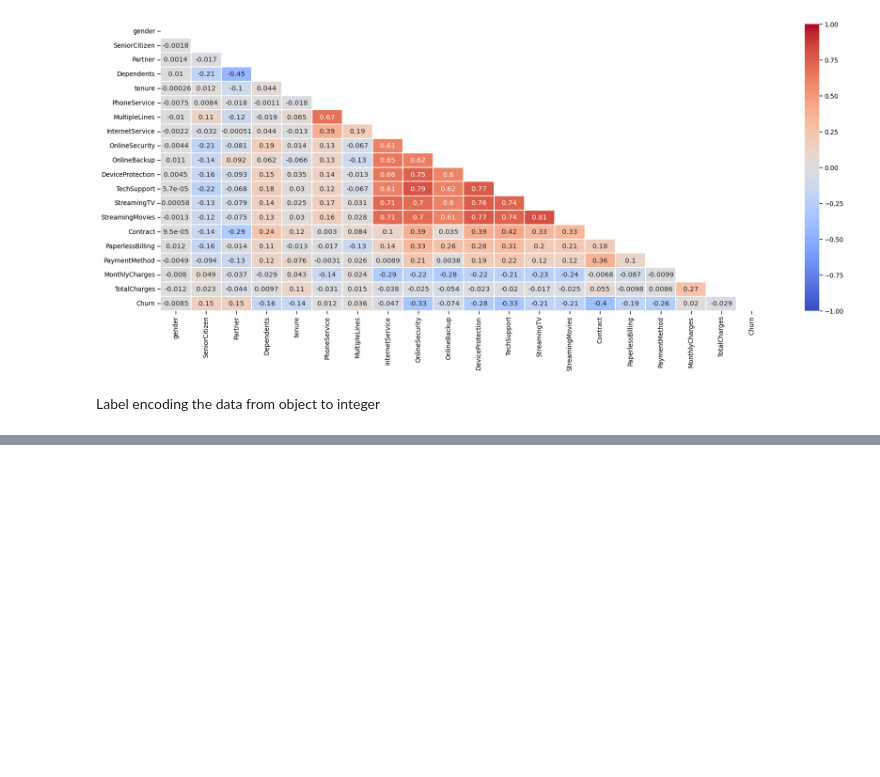
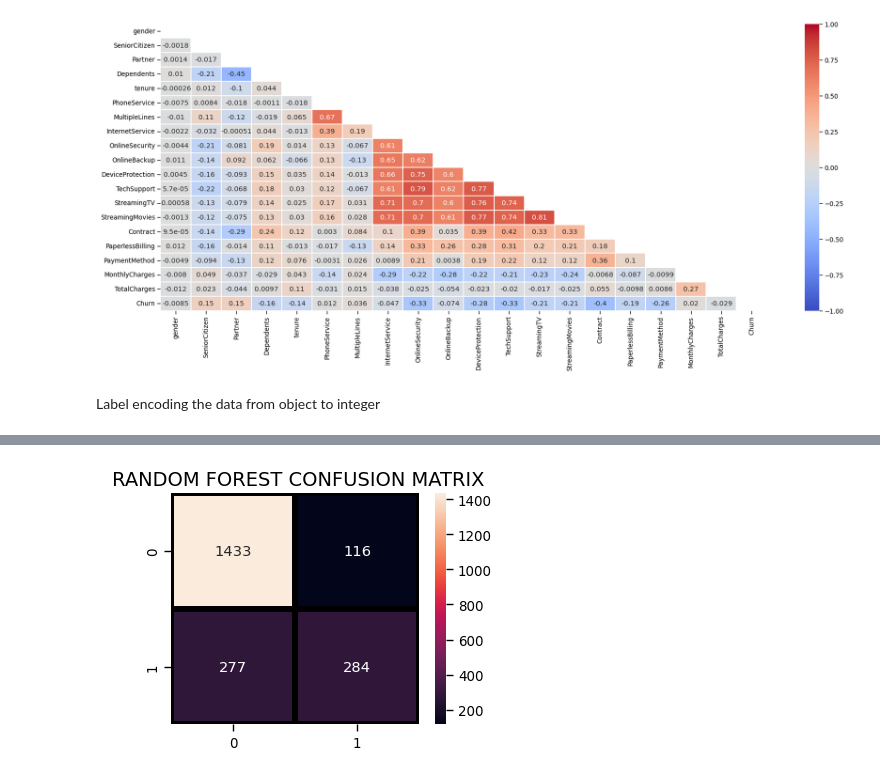
Before and after one commit to sohailash/sohail, a Jupyter notebook: ML Projects/Customer_churn.ipynb, the cells around one changed output, grey strips where cells are left out. Saved outputs shown, nothing was run; the diff lists cells and outputs as text; code cells hidden in the pictures; blank space fills up the shorter version.

Commit message:
Added models in churn prediction model

```diff
--- a/ML Projects/Customer_churn.ipynb
+++ b/ML Projects/Customer_churn.ipynb
@@ -284,0 +292,5 @@ for feat in num_cols: distplot(feat, df)
+# %%
+scaler= StandardScaler()
+
+X_train[num_cols] = scaler.fit_transform(X_train[num_cols])
+X_test[num_cols] = scaler.transform(X_test[num_cols])
@@ -284,0 +301,6 @@ for feat in num_cols: distplot(feat, df)
+# %%
+svc_model = SVC(random_state = 1)
+svc_model.fit(X_train,y_train)
+predict_y = svc_model.predict(X_test)
+accuracy_svc = svc_model.score(X_test,y_test)
+print("SVM accuracy is :",accuracy_svc)
@@ -284,0 +322,9 @@ for feat in num_cols: distplot(feat, df)
+# %%
+model_rf = RandomForestClassifier(n_estimators=500 , oob_score = True, n_jobs = -1,
+                                  random_state =50, max_features = "sqrt",
+                                  max_leaf_nodes = 30)
+model_rf.fit(X_train, y_train)
+
+# Make predictions
+prediction_test = model_rf.predict(X_test)
+print (metrics.accuracy_score(y_test, prediction_test))
@@ -284,0 +344,9 @@ for feat in num_cols: distplot(feat, df)
+# %%
+plt.figure(figsize=(4,3))
+sns.heatmap(confusion_matrix(y_test, prediction_test),
+                annot=True,fmt = "d",linecolor="k",linewidths=3)
+
+plt.title(" RANDOM FOREST CONFUSION MATRIX",fontsize=14)
+plt.show()
+# %% [output]
+[figure, added]
```
Also changed, not shown: parts of 12 cells of this notebook.
